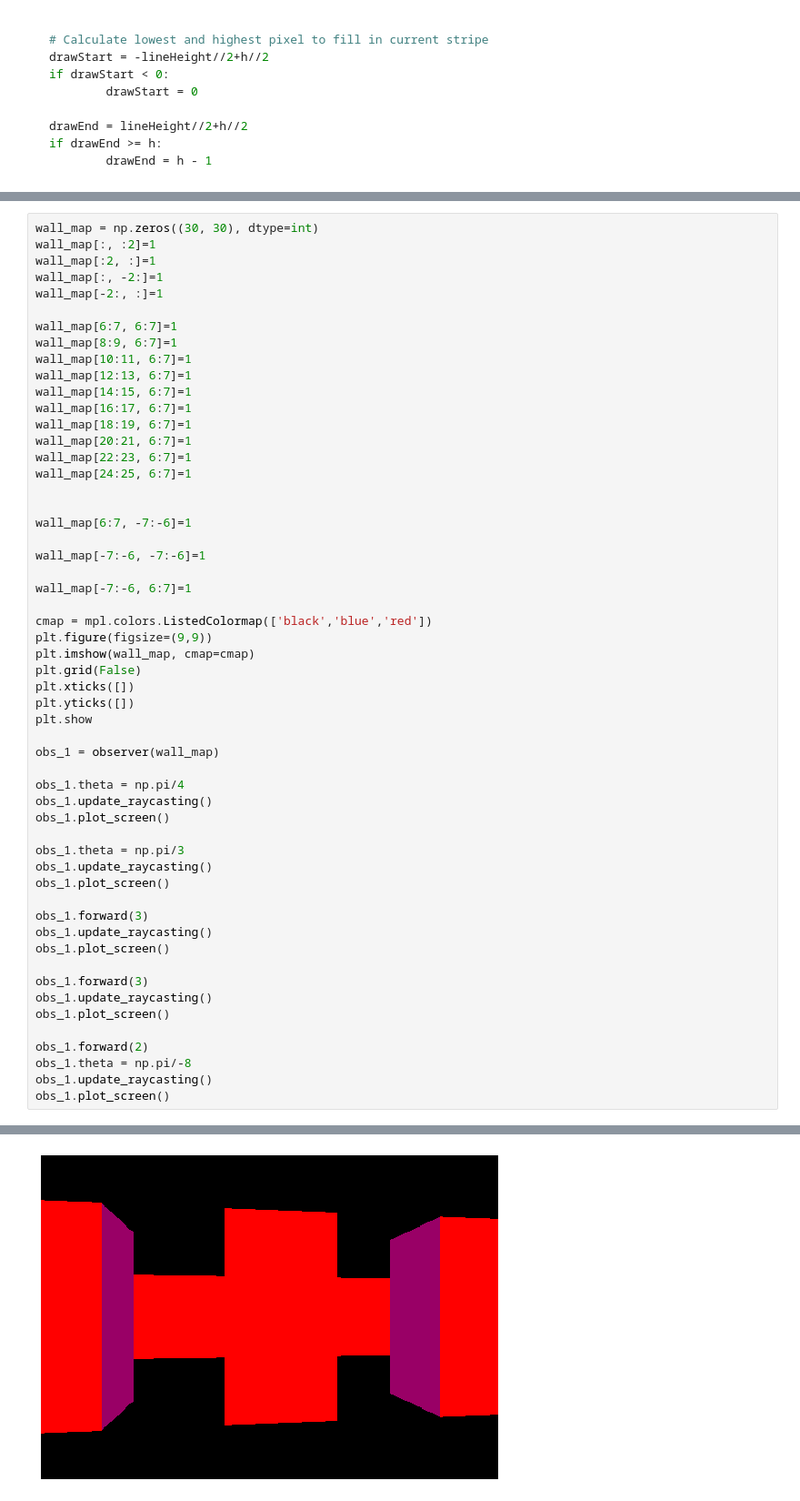
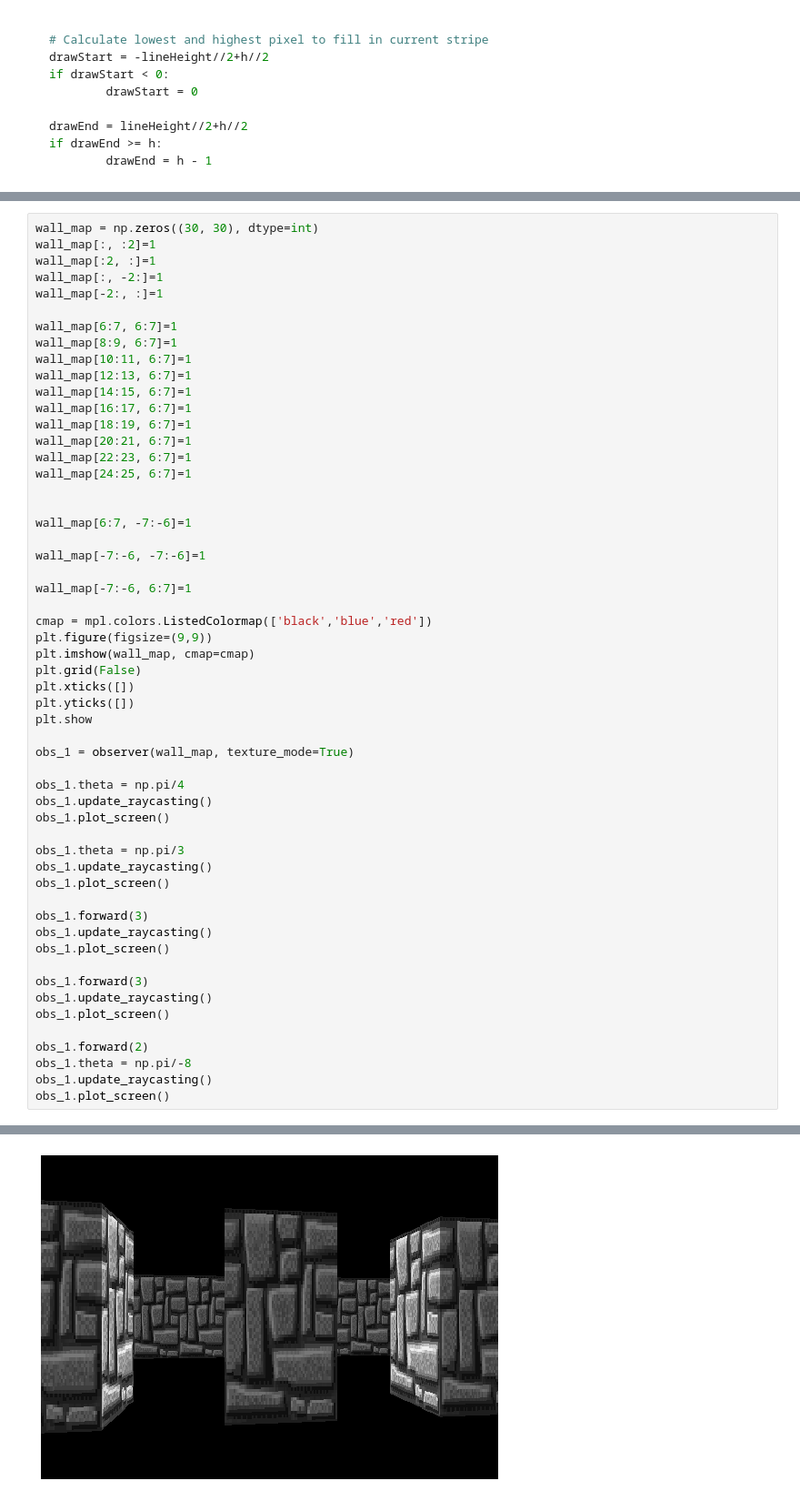
Before and after one commit to lsmanoel/raycasting, a Jupyter notebook: raycasting.ipynb, the cells around one changed output, grey strips where cells are left out. Shown at 91% size. Drawn from its saved outputs; the diff is of its cells as text.

```diff
--- a/raycasting.ipynb
+++ b/raycasting.ipynb
@@ -399,7 +453,7 @@ plt.xticks([])
 plt.yticks([])
 plt.show
 
-obs_1 = observer(wall_map)
+obs_1 = observer(wall_map, texture_mode=True)
 
 obs_1.theta = np.pi/4
 obs_1.update_raycasting()
@@ -430 +484 @@ obs_1.plot_screen()
-[figure, old version]
+[figure, new version]
```
Also changed, not shown: parts of 5 cells of this notebook.
